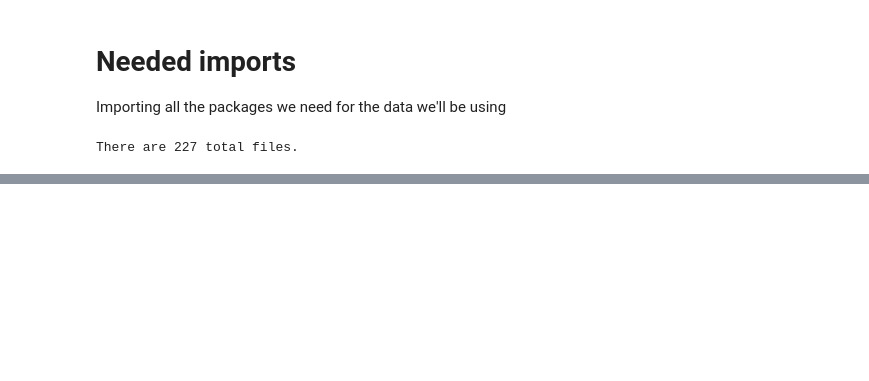
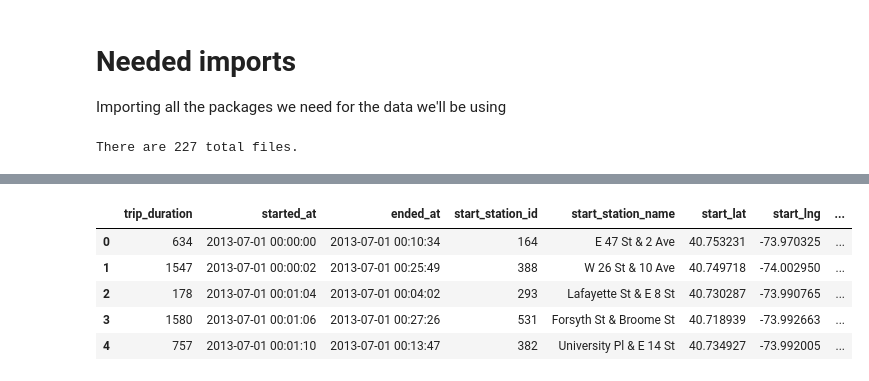
Before and after one commit to riverar9/citi-bike-trips-fun, a Jupyter notebook: get_citi_bike_data.ipynb, the cells around one changed output, grey strips where cells are left out. Saved outputs shown, nothing was run; the diff lists cells and outputs as text; code cells hidden in the pictures; blank space fills up the shorter version.

Commit message:
completed the data pipeline

```diff
--- a/get_citi_bike_data.ipynb
+++ b/get_citi_bike_data.ipynb
@@ -18,5 +37,8 @@ all_data_files = soup.find_all('Key')
 print(f'There are {len(all_data_files)} total files.')
 # %% [output]
 There are 227 total files.
+# %%
+# Set the path to save csv files
+csv_save_path = 'data/raw/'
 # %%
 # Create a function to download files
@@ -48,0 +194,8 @@ each.get_text()
+# %%
+# Initialize an empty dictionary
+column_mapping = {}
+
+# Ask the user how each item should be mapped
+for each_set in non_ideal_unique:
+    for each_column in each_set:
+        column_mapping[each_column] = input(f'What goes in for "{each_column}"?')
@@ -48,0 +226,25 @@ each.get_text()
+# %%
+# Make sure that every column mapped properly
+sample_data = []
+
+for file_name in os.listdir(csv_save_path):
+    temp_df = pd.read_csv(
+        os.path.join(csv_save_path,file_name),
+        nrows=100,
+        parse_dates=True
+    )
+
+    temp_df.rename(
+        columns = column_mapping,
+        inplace=True
+    )
+
+    temp_df['started_at'] = pd.to_datetime(temp_df['started_at'])
+    temp_df['ended_at'] = pd.to_datetime(temp_df['ended_at'])
+
+    sample_data.append(
+        temp_df
+    )
+
+sample_df = pd.concat(sample_data)
+sample_df.info()
@@ -48,0 +327,15 @@ each.get_text()
+# %%
+# lets look at the 2013 data
+with sqlite3.connect('data/database/citibike_data.db') as connection:
+    df = pd.read_sql_query(
+        'select * from citibike_rides_2013',
+        connection
+    )
+df.head()
+# %% [output]
+|  | trip_duration | started_at | ended_at | start_station_id | start_station_name | start_lat | start_lng | ... |
+| 0 | 634 | 2013-07-01 00:00:00 | 2013-07-01 00:10:34 | 164 | E 47 St & 2 Ave | 40.753231 | -73.970325 | ... |
+| 1 | 1547 | 2013-07-01 00:00:02 | 2013-07-01 00:25:49 | 388 | W 26 St & 10 Ave | 40.749718 | -74.002950 | ... |
+| 2 | 178 | 2013-07-01 00:01:04 | 2013-07-01 00:04:02 | 293 | Lafayette St & E 8 St | 40.730287 | -73.990765 | ... |
+| 3 | 1580 | 2013-07-01 00:01:06 | 2013-07-01 00:27:26 | 531 | Forsyth St & Broome St | 40.718939 | -73.992663 | ... |
+| 4 | 757 | 2013-07-01 00:01:10 | 2013-07-01 00:13:47 | 382 | University Pl & E 14 St | 40.734927 | -73.992005 | ... |
```
Also changed, not shown: parts of 12 cells of this notebook.
